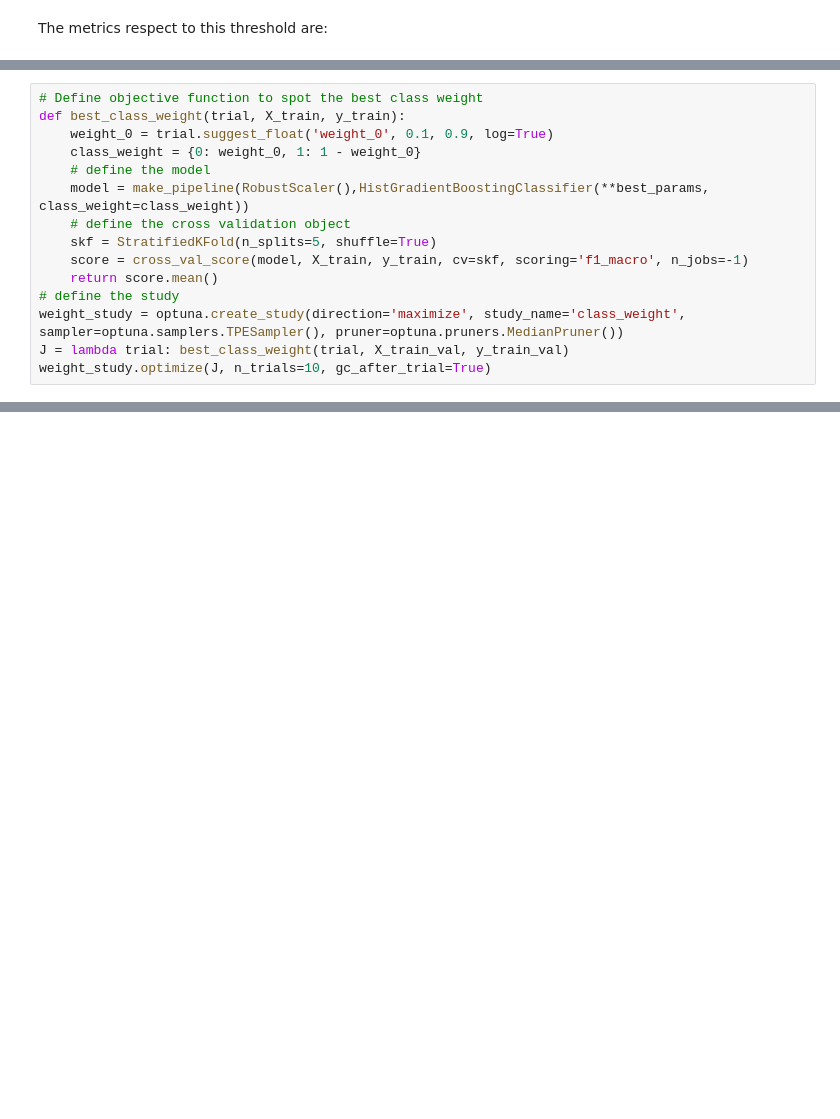
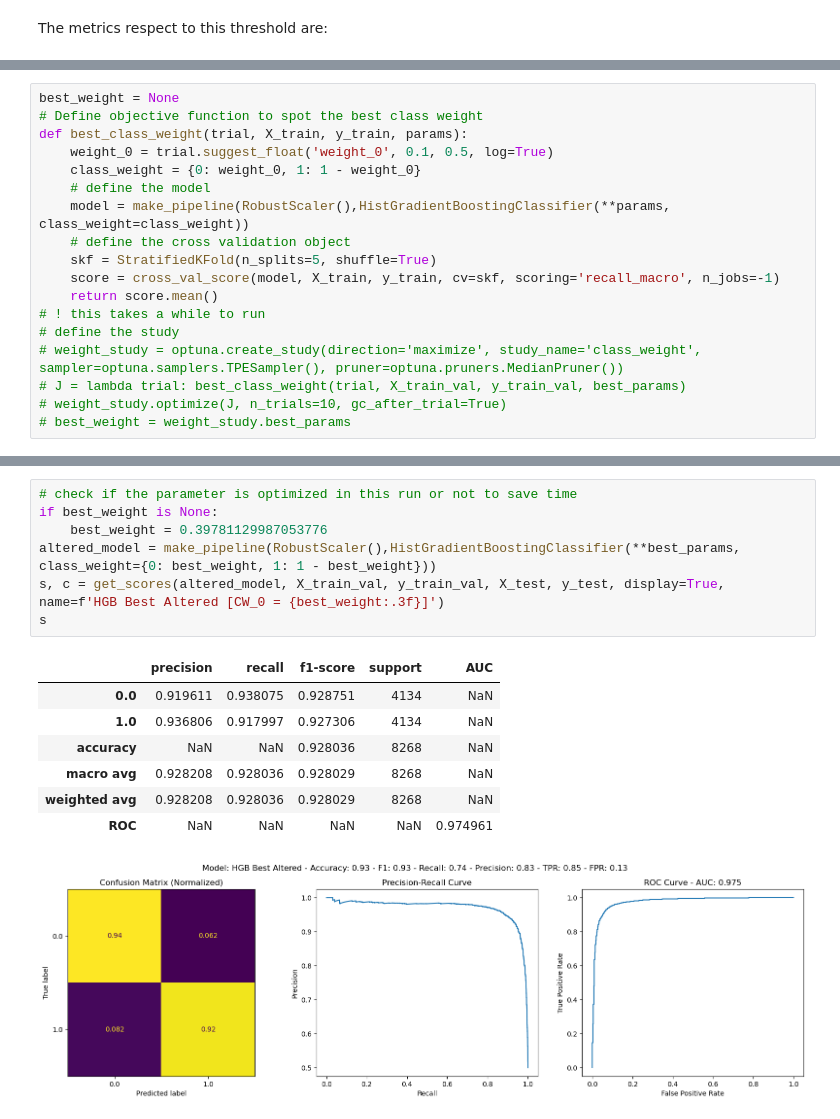
Before and after one commit to effibot/ML_2122_Project, a Jupyter notebook: notebooks/classification_notebook.ipynb, the cells around one changed output, grey strips where cells are left out. Drawn from its saved outputs; the diff is of its cells as text; blank space fills up the shorter version.

```diff
--- a/notebooks/classification_notebook.ipynb
+++ b/notebooks/classification_notebook.ipynb
@@ -824,16 +805,19 @@ Recall score: 0.919
 # %%
+best_weight = None
 # Define objective function to spot the best class weight
-def best_class_weight(trial, X_train, y_train):
-    weight_0 = trial.suggest_float('weight_0', 0.1, 0.9, log=True)
+def best_class_weight(trial, X_train, y_train, params):
+    weight_0 = trial.suggest_float('weight_0', 0.1, 0.5, log=True)
     class_weight = {0: weight_0, 1: 1 - weight_0}
     # define the model
-    model = make_pipeline(RobustScaler(),HistGradientBoostingClassifier(**best_params, class_weight=class_weight))
+    model = make_pipeline(RobustScaler(),HistGradientBoostingClassifier(**params, class_weight=class_weight))
     # define the cross validation object
     skf = StratifiedKFold(n_splits=5, shuffle=True)
-    score = cross_val_score(model, X_train, y_train, cv=skf, scoring='f1_macro', n_jobs=-1)
+    score = cross_val_score(model, X_train, y_train, cv=skf, scoring='recall_macro', n_jobs=-1)
     return score.mean()
+# ! this takes a while to run
 # define the study
-weight_study = optuna.create_study(direction='maximize', study_name='class_weight', sampler=optuna.samplers.TPESampler(), pruner=optuna.pruners.MedianPruner())
-J = lambda trial: best_class_weight(trial, X_train_val, y_train_val)
-weight_study.optimize(J, n_trials=10, gc_after_trial=True)
+# weight_study = optuna.create_study(direction='maximize', study_name='class_weight', sampler=optuna.samplers.TPESampler(), pruner=optuna.pruners.MedianPruner())
+# J = lambda trial: best_class_weight(trial, X_train_val, y_train_val, best_params)
+# weight_study.optimize(J, n_trials=10, gc_after_trial=True)
+# best_weight = weight_study.best_params
 # %% [output]
@@ -857,0 +839,16 @@ KeyboardInterrupt:
+# %%
+# check if the parameter is optimized in this run or not to save time
+if best_weight is None:
+    best_weight = 0.39781129987053776
+altered_model = make_pipeline(RobustScaler(),HistGradientBoostingClassifier(**best_params, class_weight={0: best_weight, 1: 1 - best_weight}))
+s, c = get_scores(altered_model, X_train_val, y_train_val, X_test, y_test, display=True, name=f'HGB Best Altered [CW_0 = {best_weight:.3f}]')
+s
+# %% [output]
+|  | precision | recall | f1-score | support | AUC |
+| 0.0 | 0.919611 | 0.938075 | 0.928751 | 4134 | NaN |
+| 1.0 | 0.936806 | 0.917997 | 0.927306 | 4134 | NaN |
+| accuracy | NaN | NaN | 0.928036 | 8268 | NaN |
+| macro avg | 0.928208 | 0.928036 | 0.928029 | 8268 | NaN |
+| weighted avg | 0.928208 | 0.928036 | 0.928029 | 8268 | NaN |
+| ROC | NaN | NaN | NaN | NaN | 0.974961 |
+[figure, added]
```
Also changed, not shown: parts of 21 cells of this notebook, 2 other files.
